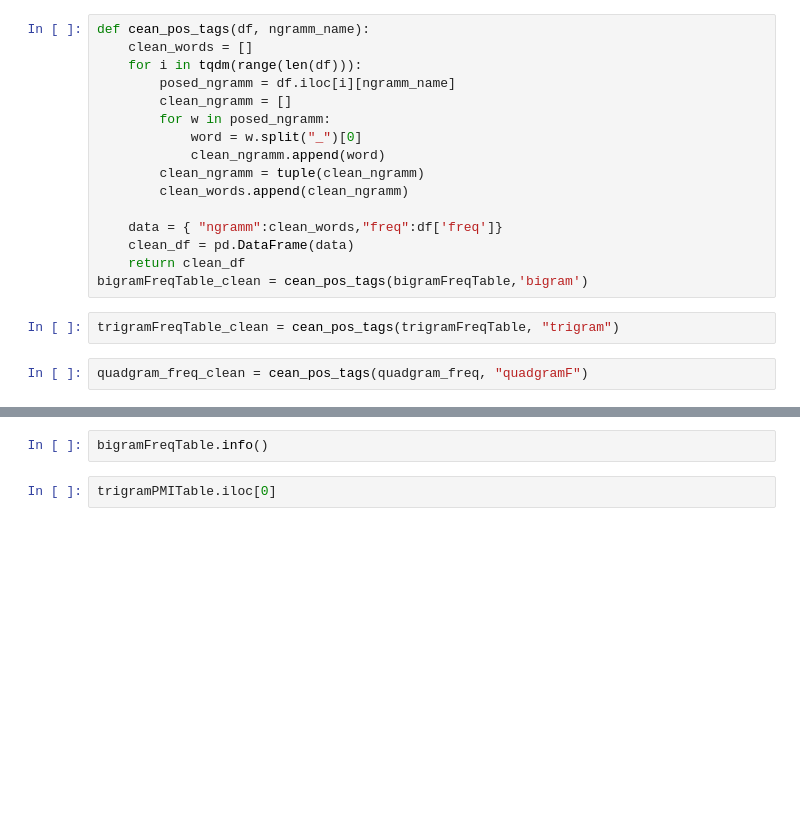
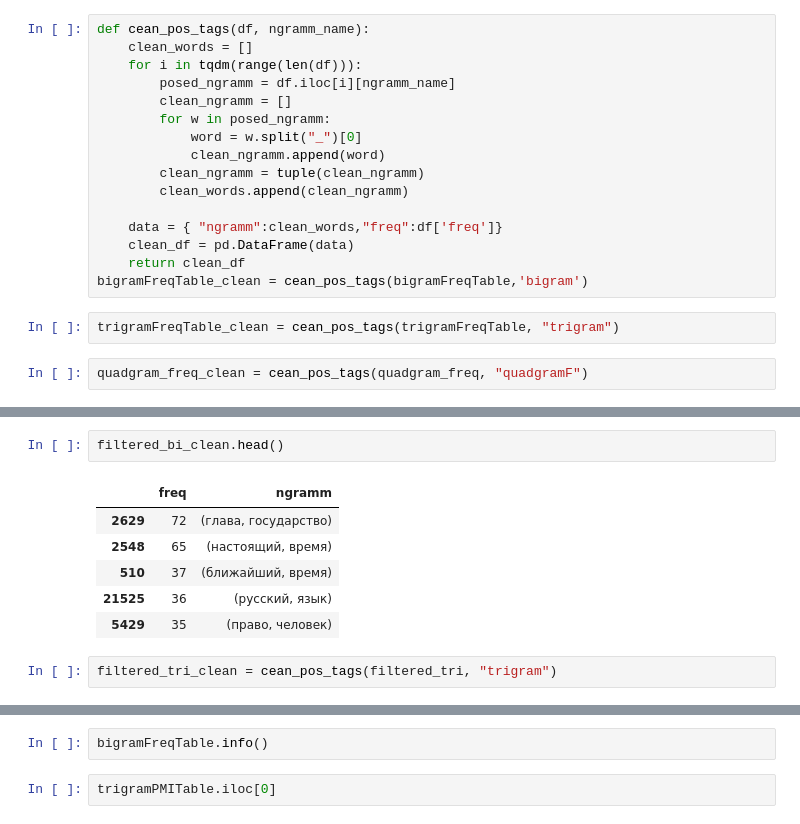
Before and after one commit to bbkjunior/Autotutor, a Jupyter notebook: improved_approach/colloc/get_collocations_calcuate_vectors.ipynb, the cells around one changed output, grey strips where cells are left out. Drawn from its saved outputs; the diff is of its cells as text; blank space fills up the shorter version.

```diff
--- a/improved_approach/colloc/get_collocations_calcuate_vectors.ipynb
+++ b/improved_approach/colloc/get_collocations_calcuate_vectors.ipynb
@@ -48,0 +62,11 @@ quadgram_freq_clean = cean_pos_tags(quadgram_freq, "quadgramF")
+# %%
+filtered_bi_clean.head()
+# %% [output]
+|  | freq | ngramm |
+| 2629 | 72 | (глава, государство) |
+| 2548 | 65 | (настоящий, время) |
+| 510 | 37 | (ближайший, время) |
+| 21525 | 36 | (русский, язык) |
+| 5429 | 35 | (право, человек) |
+# %%
+filtered_tri_clean = cean_pos_tags(filtered_tri, "trigram")
```
Also changed, not shown: parts of 27 cells of this notebook, 11 other files.
